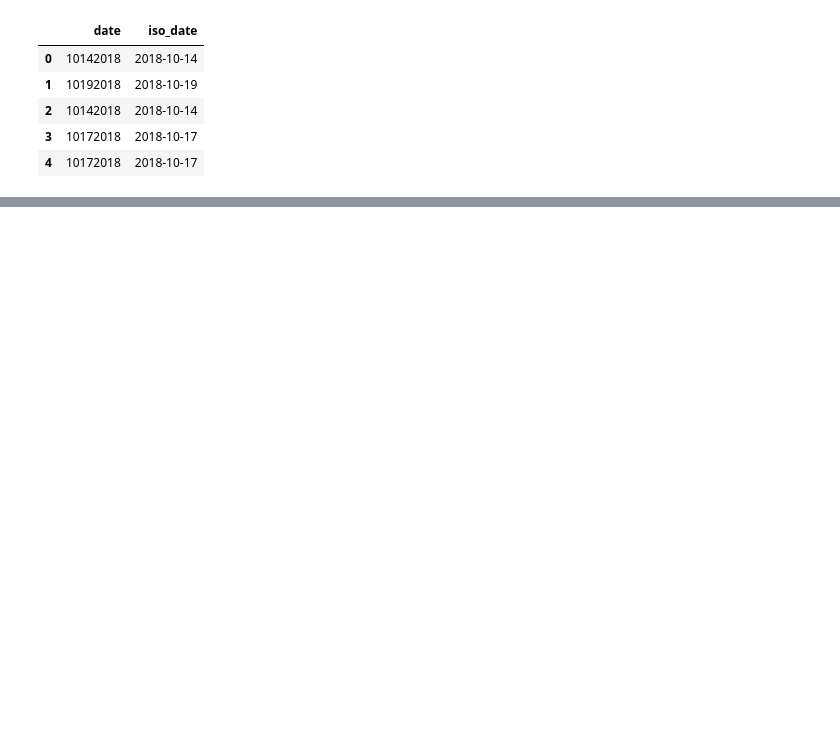
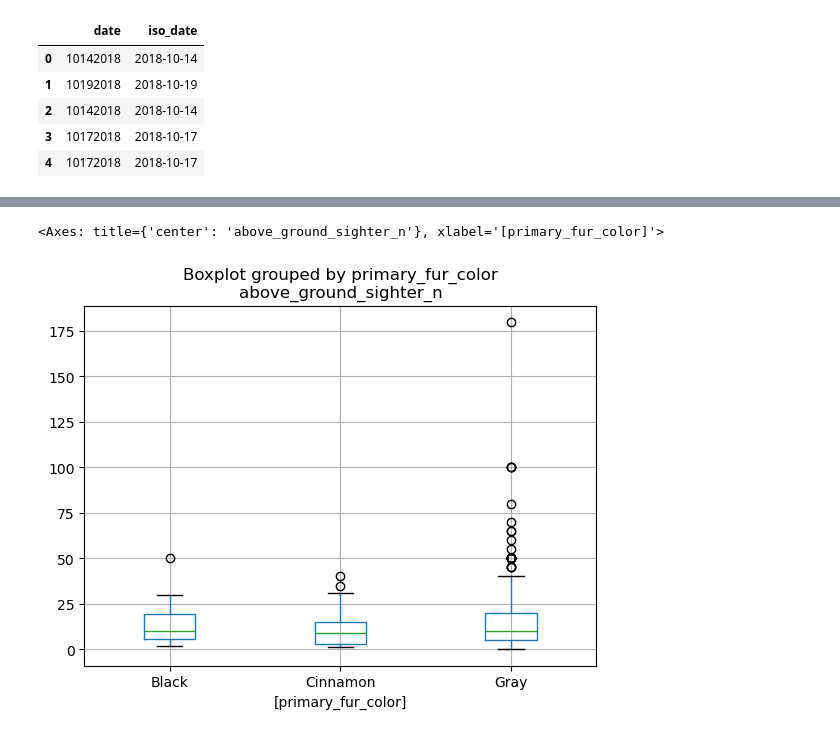
Before and after one commit to unmrds/python-intro-2026, a Jupyter notebook: 06_pandas_inspect_describe.ipynb, the cells around one changed output, grey strips where cells are left out. Saved outputs shown, nothing was run; the diff lists cells and outputs as text; code cells hidden in the pictures; blank space fills up the shorter version.

```diff
--- a/06_pandas_inspect_describe.ipynb
+++ b/06_pandas_inspect_describe.ipynb
@@ -311,0 +592,8 @@ census[['date', 'iso_date']].head()
+# %%
+# what if we want to plot by above_ground_sighter and primary_color or hectare?
+# that's no longer a histogram, but a box plot may be interesting
+# do in two steps - first get the data, then add boxplot() - specify x axis using 'by' argument
+census[['above_ground_sighter_n', 'primary_fur_color']].boxplot(by='primary_fur_color')
+# %% [output]
+<Axes: title={'center': 'above_ground_sighter_n'}, xlabel='[primary_fur_color]'>
+[figure, added]
```
Also changed, not shown: parts of 21 cells of this notebook.
